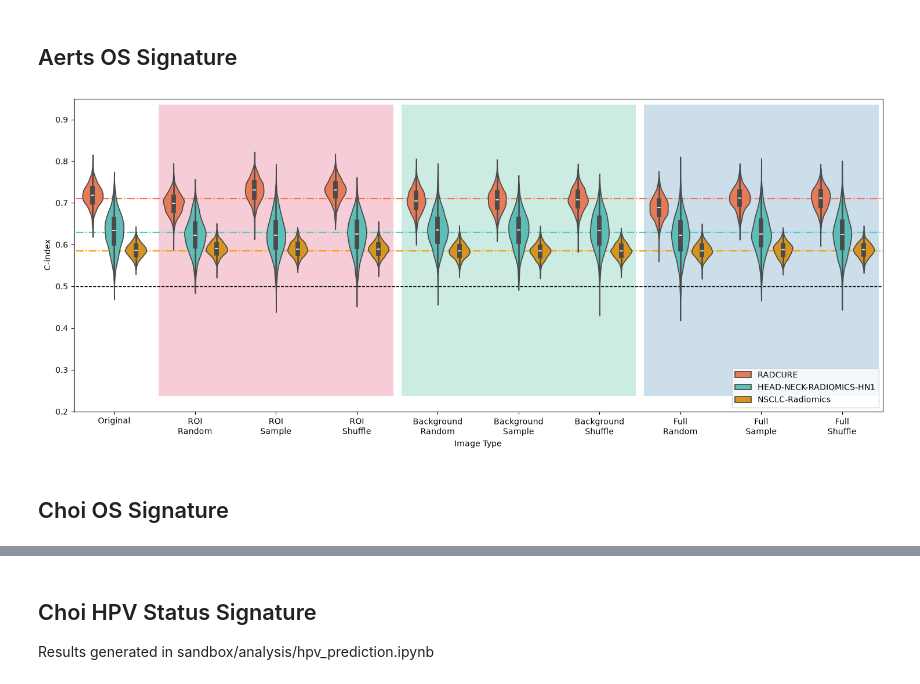
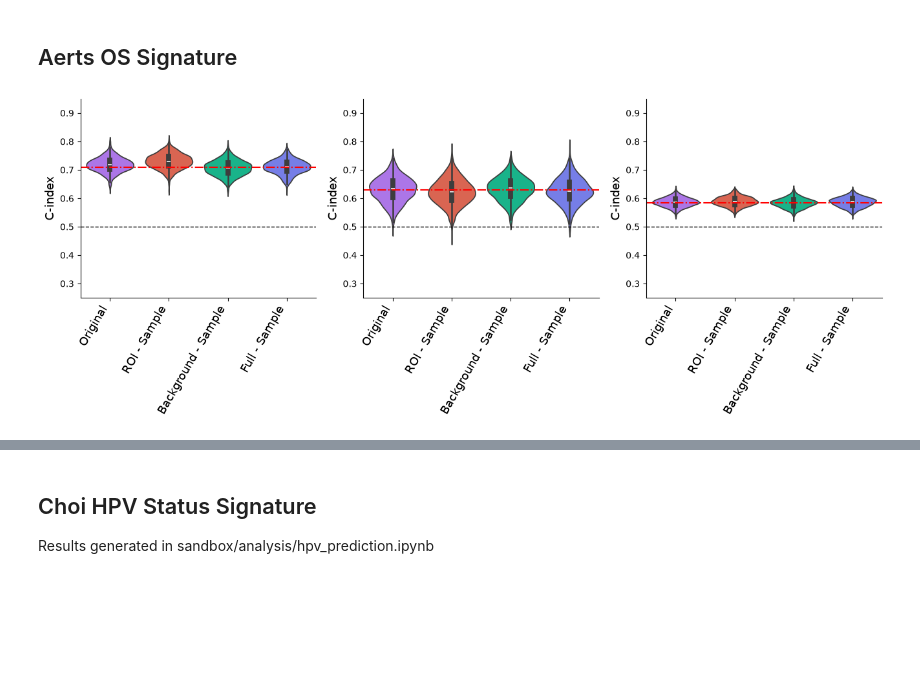
Before and after one commit to bhklab/readii_2_roqc, a Jupyter notebook: sandbox/visualization/prediction_plots.ipynb, the cells around one changed output, grey strips where cells are left out. Cells and saved outputs as stored; diff of their text form; code cells hidden in the pictures; blank space fills up the shorter version.

```diff
--- a/sandbox/visualization/prediction_plots.ipynb
+++ b/sandbox/visualization/prediction_plots.ipynb
@@ -54,64 +135,46 @@ region_palette = ['#D50032', '#009B77', '#005B96'] #ROI, background, full
 ## Aerts OS Signature
 # %%
 signature = "aerts_original"
-dataset_name = ['NSCLC-Radiomics_windowed', 'HEAD-NECK-RADIOMICS-HN1_windowed', 'RADCURE_windowed']
-split = ['', '', 'TEST']
+dataset_name = ['RADCURE_windowed', 'HEAD-NECK-RADIOMICS-HN1_windowed', 'NSCLC-Radiomics_windowed']
+split = ['TEST', '', '']
+vol_lines = [0.710, 0.629, 0.585]
 
 evaluation_metric = "C-index"
-predictions = []
+all_predictions = []
+
+fig, ax = plt.subplots(1, 3, figsize = (16,4))#31,8))
 
 for idx, dataset in enumerate(dataset_name):
 
     bootstrap_predictions_path = dirs.RESULTS / f"TCIA_{dataset}" / "prediction" / signature / split[idx] / "bootstrap_1000"
 
+    predictions = {}
     for image_predictions_file in sorted(bootstrap_predictions_path.rglob('*.csv')):
         image_type = str(image_predictions_file.stem)
         image_type_predictions = pd.read_csv(image_predictions_file, index_col=0)
 
-        image_type_predictions['dataset'] = dataset.removesuffix("_windowed")
-        image_type_predictions['image_type'] = image_type
+        predictions[image_type] = image_type_predictions['C-index']
 
-        predictions.append(
-            image_type_predictions
-        )
+    dataset_preds = pd.DataFrame.from_dict(predictions)
 
-all_preds_df = pd.concat(predictions)
+    # Rename image type columns to nicer formats for plotting
+    dataset_preds = dataset_preds.rename(columns = nc_mapping)
+    # Sort into desired plot order
+    dataset_preds = dataset_preds[nc_categories]
 
-all_preds_df = all_preds_df.replace({"image_type": nc_mapping})
-all_preds_df.image_type = pd.Categorical(all_preds_df.image_type,
-                                        categories = nc_categories)
-all_preds_df = all_preds_df.sort_values('image_type')
+    prediction_violin(
+        dataset_preds,
+        gap=0,
+        palette = region10,
+        vol_line = vol_lines[idx],
+        ylabel=evaluation_metric,
+        xtick_labels=nc_categories,
+        legend=False,
+        label_size=13,
+        ax = ax[idx],
+    )
+
+    # Add dataset name column
+    dataset_preds['dataset'] = dataset.removesuffix("_windowed")
+# %% [output]
+[figure, added]
-# %%
-fig, ax = plt.subplots(figsize=(18,7))
-
-# Plot coloured rectangles behind the violins to visualize the negative control regions
-yspan_min = 0.05
-yspan_max = 0.98
-plt.axvspan(0.55, 3.45, yspan_min, yspan_max, facecolor=region_palette[0], alpha=0.2, zorder=0)
-plt.axvspan(3.55, 6.45, yspan_min, yspan_max,facecolor=region_palette[1], alpha=0.2, zorder=0)
-plt.axvspan(6.55, 9.45, yspan_min, yspan_max, facecolor=region_palette[2], alpha=0.2, zorder=0)
-
-# Plot the volume prediction lines for each dataset
-plt.hlines(y=[0.710, 0.629, 0.585], xmin=-1, xmax=10, colors=vibrant_palette, linestyles='dashdot', zorder=1)
-
-# Plot random guess line at 0.5
-plt.hlines(y=[0.5], xmin=-1, xmax=10, color='black', linestyles='dashed', zorder=1, linewidth=1)
-
-# Plot c-index violin plots for each dataset and image type
-sns.violinplot(data=all_preds_df, x='image_type',
-               y=evaluation_metric,
-               hue='dataset',
-               hue_order=['RADCURE', 'HEAD-NECK-RADIOMICS-HN1', 'NSCLC-Radiomics'],
-               palette=vibrant_palette,
-               gap=0.01
-               )
-
-ax.set_ybound(0.2, 0.95)
-ax.set_xlabel('Image Type')
-ax.set_xticklabels(xtick_labels)
-plt.legend(loc='lower right')
-plt.show()
-# %% [output]
-[figure, removed]
-# %% [markdown]
-## Choi OS Signature
```
Also changed, not shown: parts of 18 cells of this notebook.
